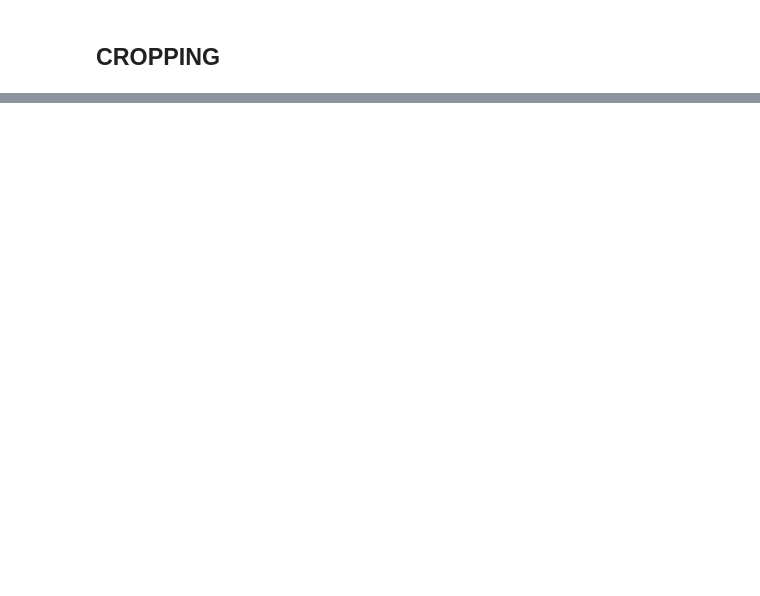
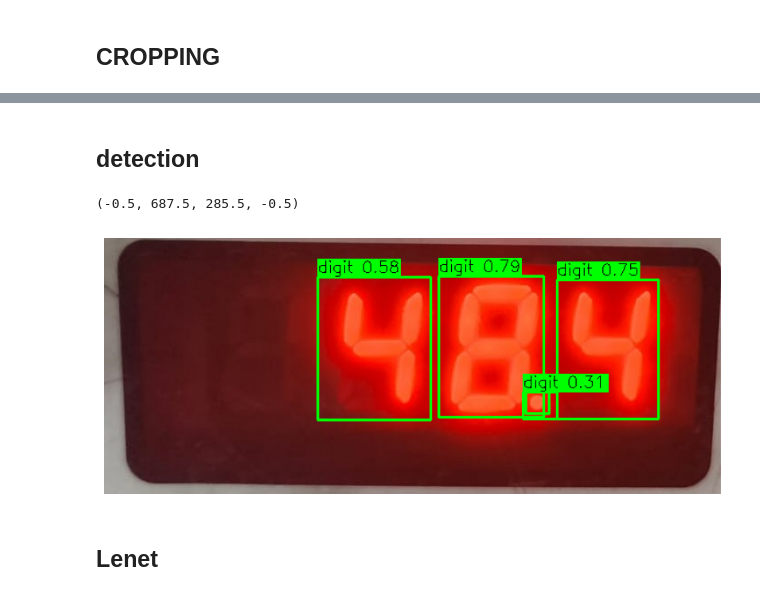
Before and after one commit to NitinRwt/ML-Model, a Jupyter notebook: test.ipynb, the cells around one changed output, grey strips where cells are left out. Saved outputs shown, nothing was run; the diff lists cells and outputs as text; code cells hidden in the pictures; blank space fills up the shorter version.

```diff
--- a/test.ipynb
+++ b/test.ipynb
@@ -817,9 +792,9 @@ def save_cropped_images(image, obb, output_folder, image_name):
             crop_filename = os.path.join(output_folder, f"{image_name}_crop_{i}.png")
             cv2.imwrite(crop_filename, cropped_region)
 
-def process_dataset(model_path_3, dataset_folder, output_folder):
+def process_dataset(analog_box, dataset_folder, output_folder):
     # Load the YOLO OBB model for detection
-    model_3 = YOLO(model_path_3)
+    analog_box = YOLO(analog_box)
 
     # Create output folder if it doesn't exist
     os.makedirs(output_folder, exist_ok=True)
@@ -832,8 +807,8 @@ def process_dataset(model_path_3, dataset_folder, output_folder):
             print(f"Error: Could not read image {image_name}")
             continue
 
-        # Run inference using model_3 for detection
-        results = model_3(image)
+        # Run inference using analog_box for detection
+        results = analog_box(image)
 
         for r in results:
             if r.obb is not None:
@@ -842,7 +817,7 @@ def process_dataset(model_path_3, dataset_folder, output_folder):
     print("Processing complete. Cropped images saved in", output_folder)
 
 if __name__ == "__main__":
-    model_path_3 = "Models/analog_box_v2.pt"
-    dataset_folder = "extracted_frames"  # Change to your dataset folder
-    output_folder = "cropped_images"  # Folder to save cropped images
-    process_dataset(model_path_3, dataset_folder, output_folder)
+    analog_box = "Models/temp_ocr.pt"
+    dataset_folder = "new_images"  # Change to your dataset folder
+    output_folder = "new_data"  # Folder to save cropped images
+    process_dataset(analog_box, dataset_folder, output_folder)
@@ -867,0 +1372,55 @@ Processing complete. Cropped images saved in cropped_images
+# %% [markdown]
+## detection
+# %%
+# 1. Install if needed (uncomment if you haven’t already)
+# !pip install ultralytics opencv-python matplotlib
+
+import cv2
+import numpy as np
+import matplotlib.pyplot as plt
+from ultralytics import YOLO
+
+# 2. Configure paths
+model_path = "Models/best.pt"            # your YOLO .pt file
+image_path = "new_data/32.jpg"  # image to run detection on
+
+# 3. Load model
+model = YOLO(model_path)
+
+# 4. Read image
+img_bgr = cv2.imread(image_path)
+if img_bgr is None:
+    raise FileNotFoundError(f"Cannot read {image_path}")
+
+# 5. Run inference
+results = model.predict(source=img_bgr, verbose=False)[0]
+
+# 6. Prepare to draw
+img = img_bgr.copy()
+names = results.names  # dict: class_id → class_name
+
+# 7. Loop over detections
+for box, conf, cls in zip(results.boxes.xyxy.cpu().numpy(),
+                          results.boxes.conf.cpu().numpy(),
+                          results.boxes.cls.cpu().numpy().astype(int)):
+    x1, y1, x2, y2 = box.astype(int)
+    label = f"{names[cls]} {conf:.2f}"
+    # Draw rectangle
+    cv2.rectangle(img, (x1, y1), (x2, y2), (0, 255, 0), 2)
+    # Draw label background
+    (w, h), _ = cv2.getTextSize(label, cv2.FONT_HERSHEY_SIMPLEX, 0.6, 1)
+    cv2.rectangle(img, (x1, y1 - 20), (x1 + w, y1), (0, 255, 0), -1)
+    # Put text
+    cv2.putText(img, label, (x1, y1 - 5),
+                cv2.FONT_HERSHEY_SIMPLEX, 0.6, (0, 0, 0), 1)
+
+# 8. Convert BGR→RGB and display
+img_rgb = cv2.cvtColor(img, cv2.COLOR_BGR2RGB)
+plt.figure(figsize=(10, 10))
+plt.imshow(img_rgb)
+plt.axis("off")
+# %% [output]
+(-0.5, 687.5, 285.5, -0.5)
+[figure, added]
+# %% [markdown]
+## Lenet
```
Also changed, not shown: parts of 23 cells of this notebook, 28 other files.
